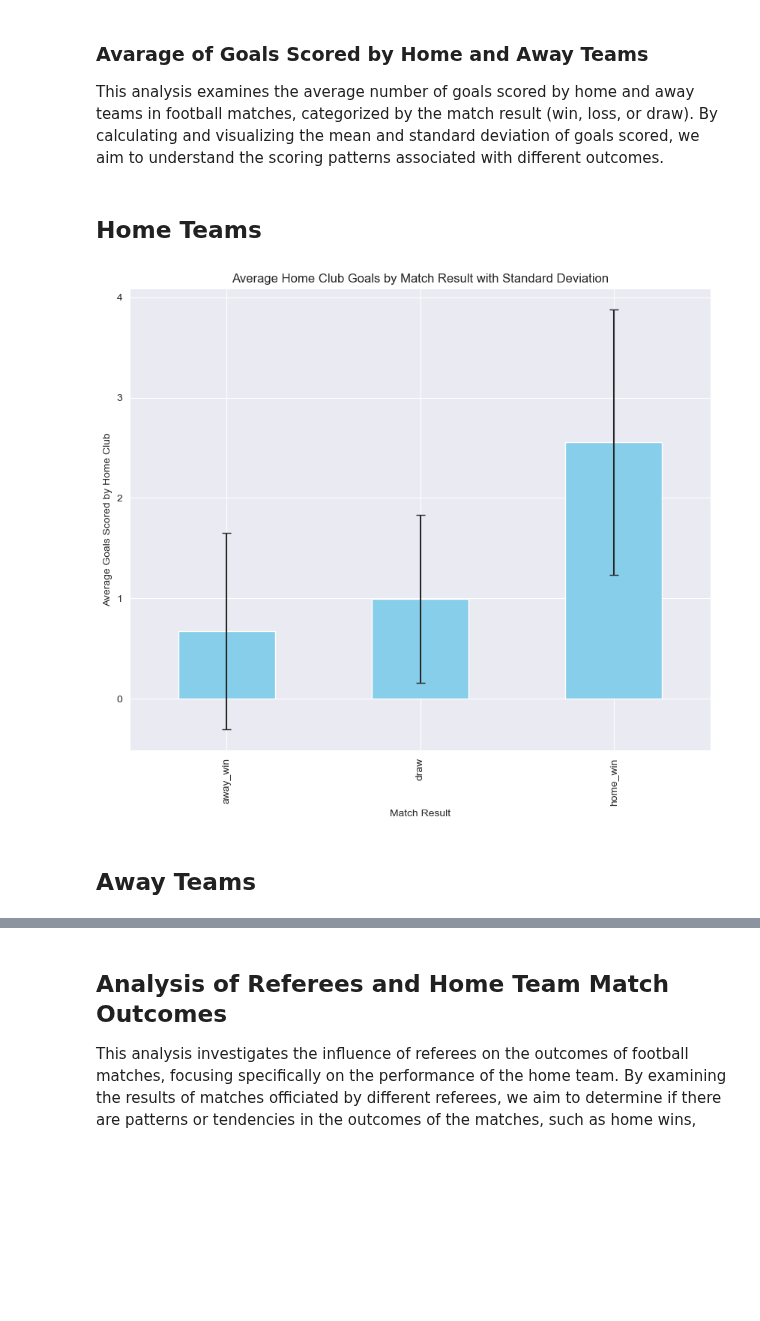
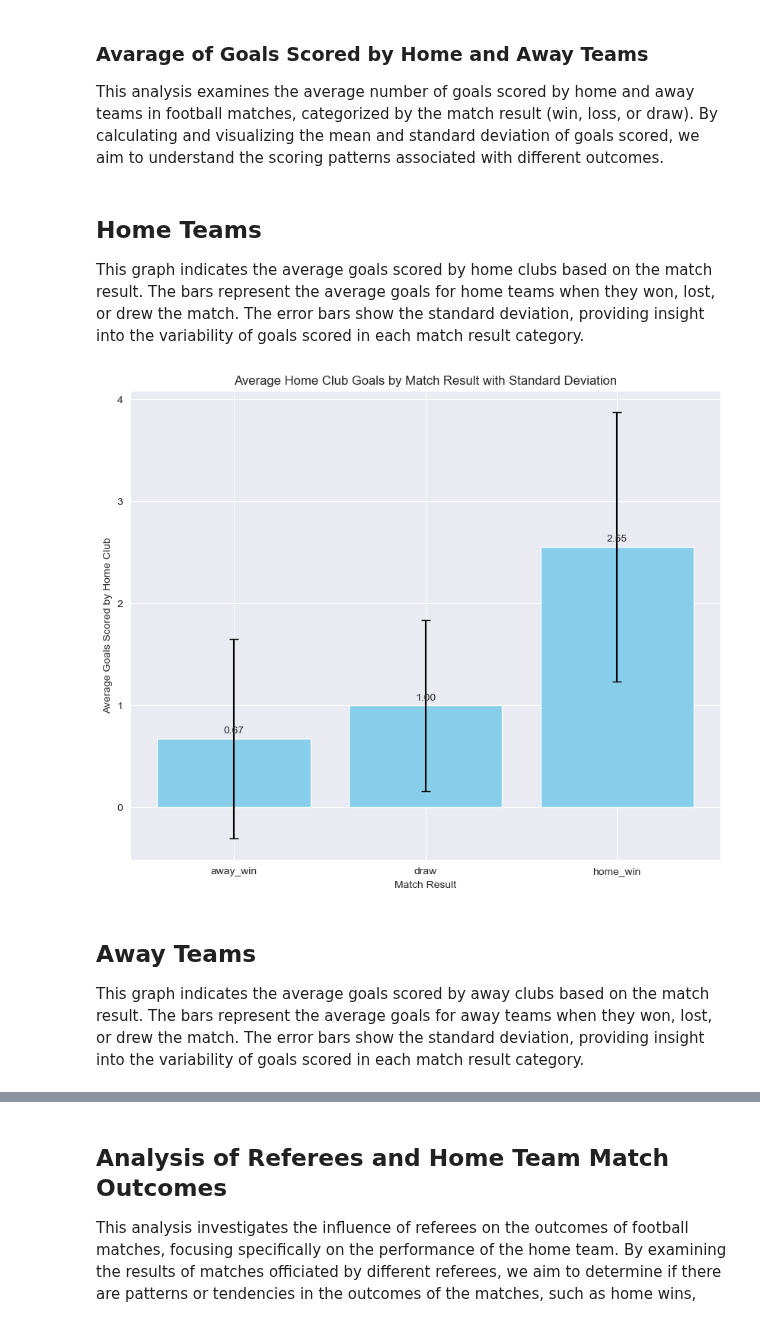
Before and after one commit to BonincontroL/IumTweb_project, a Jupyter notebook: solution/DataAnalysis/JupyterNotebooks/games.ipynb, the cells around one changed output, grey strips where cells are left out. Drawn from its saved outputs; the diff is of its cells as text; code cells hidden in the pictures; blank space fills up the shorter version.

```diff
--- a/solution/DataAnalysis/JupyterNotebooks/games.ipynb
+++ b/solution/DataAnalysis/JupyterNotebooks/games.ipynb
@@ -230,19 +230,32 @@ plt.show()
 This analysis examines the average number of goals scored by home and away teams in football matches, categorized by the match result (win, loss, or draw). By calculating and visualizing the mean and standard deviation of goals scored, we aim to understand the scoring patterns associated with different outcomes.
 # %% [markdown]
 ## Home Teams
+This graph indicates the average goals scored by home clubs based on the match result. The bars represent the average goals for home teams when they won, lost, or drew the match. The error bars show the standard deviation, providing insight into the variability of goals scored in each match result category.
 # %%
 home_goals_summary = games_df_result.groupby('result')['home_club_goals'].agg(['mean', 'std'])
 
+# Grafico per i gol delle squadre in casa
 plt.figure(figsize=(10, 8))
-home_goals_summary['mean'].plot(kind='bar', yerr=home_goals_summary['std'], capsize=4, color='skyblue')
+home_bars = plt.bar(home_goals_summary.index, home_goals_summary['mean'], yerr=home_goals_summary['std'], capsize=4, color='skyblue')
 plt.title('Average Home Club Goals by Match Result with Standard Deviation')
 plt.xlabel('Match Result')
 plt.ylabel('Average Goals Scored by Home Club')
+
+# etichette per il valore esatto
+for bar in home_bars:
+    height = bar.get_height()
+    plt.annotate(f'{height:.2f}',
+                 xy=(bar.get_x() + bar.get_width() / 2, height),
+                 xytext=(0, 3),
+                 textcoords='offset points',
+                 ha='center', va='bottom')
+
 plt.show()
 # %% [output]
-[figure, old version]
+[figure, new version]
 # %% [markdown]
 ## Away Teams
+This graph indicates the average goals scored by away clubs based on the match result. The bars represent the average goals for away teams when they won, lost, or drew the match. The error bars show the standard deviation, providing insight into the variability of goals scored in each match result category.
 # %%
 # Calcolo della media e della deviazione standard per i gol delle squadre in trasferta
 away_goals_summary = games_df_result.groupby('result')['away_club_goals'].agg(['mean', 'std'])
```
Also changed, not shown: parts of 5 cells of this notebook.
